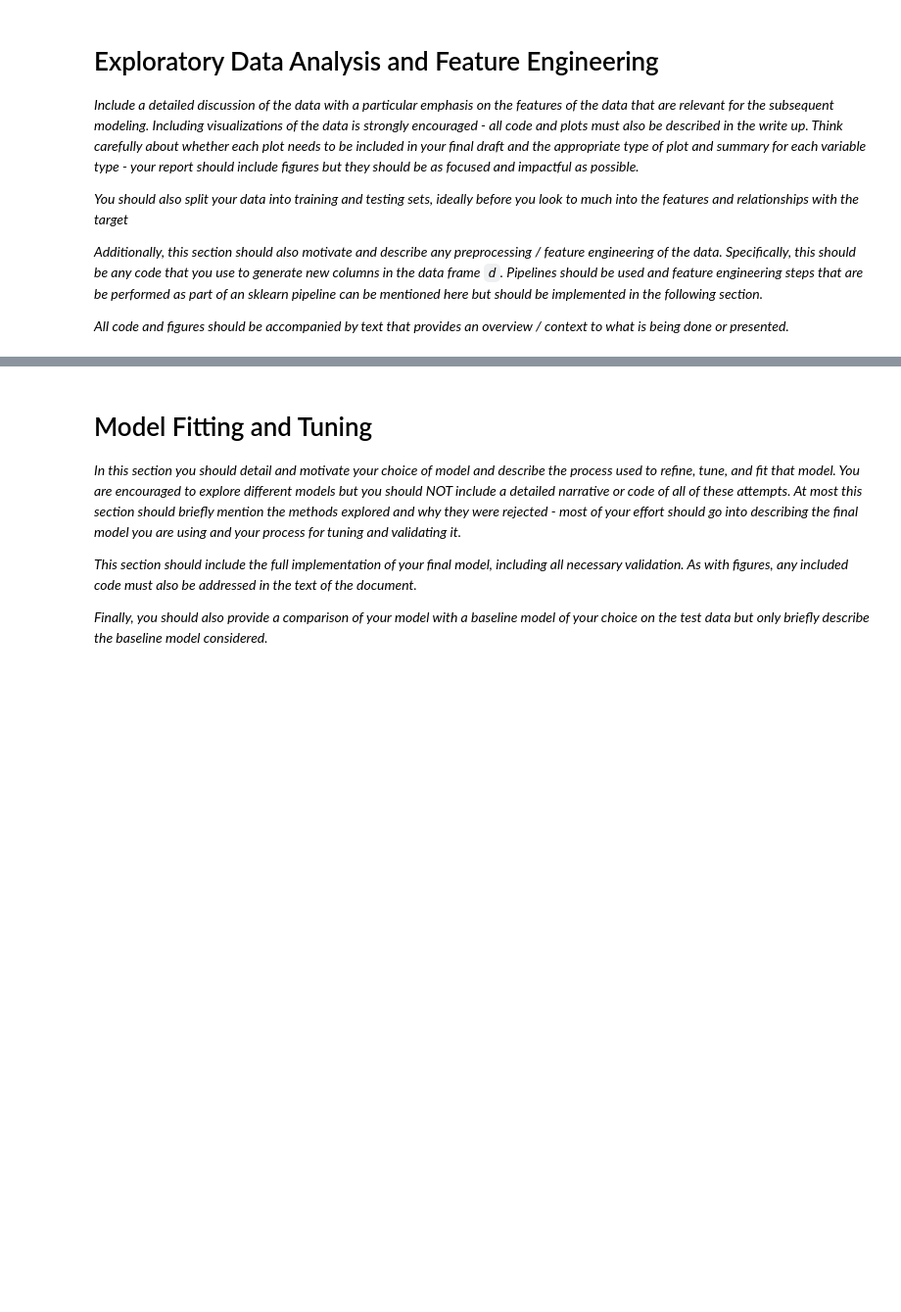
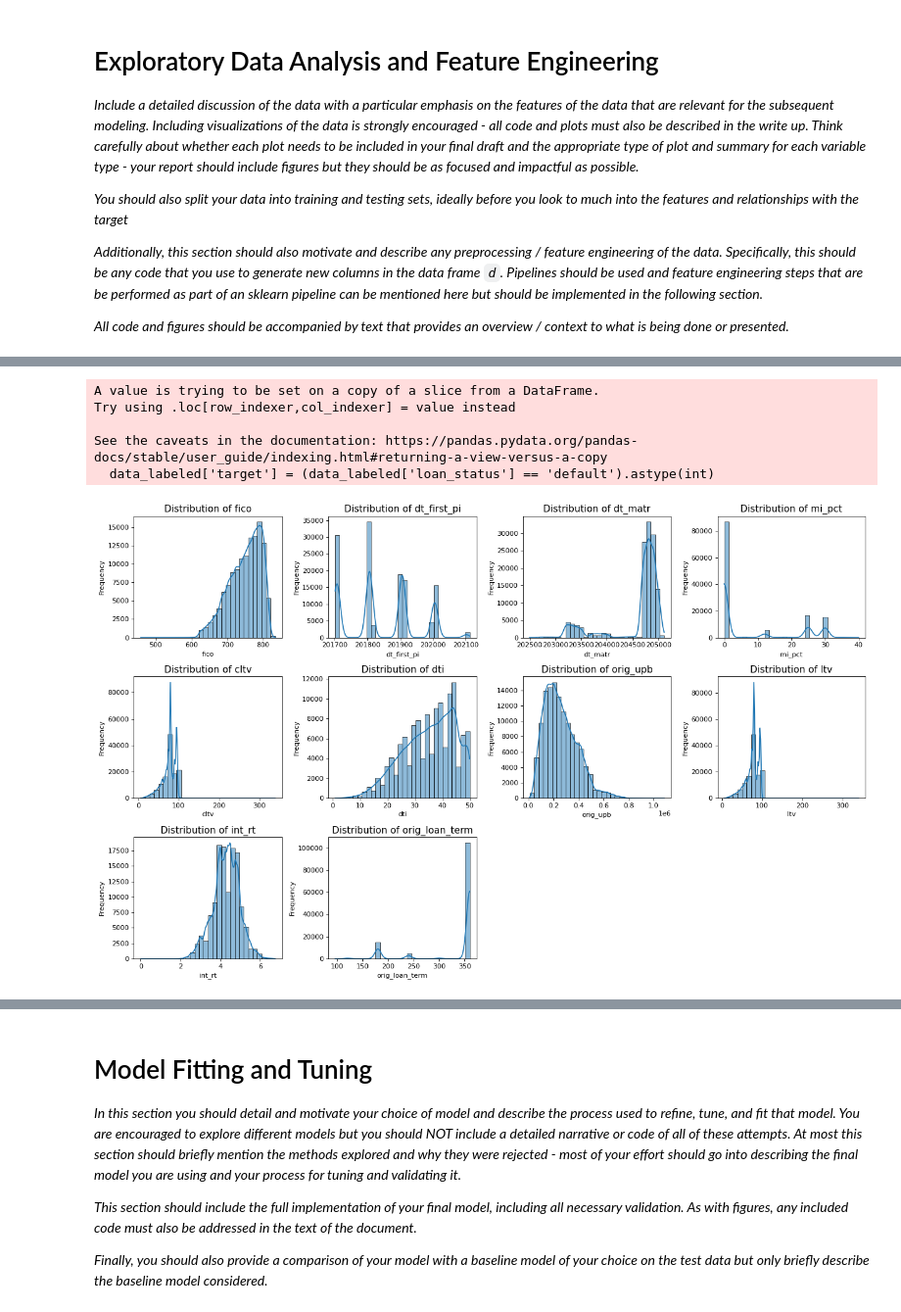
Before and after one commit to ormykingdown/MLP2, a Jupyter notebook: project2.ipynb, the cells around one changed output, grey strips where cells are left out. Shown: that part at 98% size. Cells and saved outputs as stored; diff of their text form; code cells hidden in the pictures; blank space fills up the shorter version.

```diff
--- a/project2.ipynb
+++ b/project2.ipynb
@@ -495,0 +268,61 @@ preprocessor, sklearn.__version__
+# %%
+# 根据填补规则填补数据，并且区分labeled
+
+# 3. mi_pct：删除空值所在行
+d = d[d['mi_pct'].notna()]
+
+# 4. cltv：删除空值所在行
+d = d[d['cltv'].notna()]
+
+# 6. ltv：删除空值所在行
+d = d[d['ltv'].notna()]
+
+# 7. flag_sc：空值设为 'N'（表示否）
+d['flag_sc'] = d['flag_sc'].fillna('N')
+
+# 9. program_ind：空值设为新类别 'missing'
+d['program_ind'] = d['program_ind'].fillna('missing')
+
+# 10. rr_ind：空值设为 'N'（表示否）
+d['rr_ind'] = d['rr_ind'].fillna('N')
+
+# 仅根据值是否为 NA 或 'Not Available' 转换为两类
+d['cd_msa'] = d['cd_msa'].apply(lambda x: 'Not Available' if pd.isna(x) or x == 'Not Available' else 'Available')
+
+data_labeled = d[d['loan_status'].isin(['default', 'prepaid'])]
+
+data_labeled['target'] = (data_labeled['loan_status'] == 'default').astype(int)
+
+# 3. 定义用于建模的特征变量（你之前分好的数值 + 类别变量）
+feature_columns = categorical_columns + numerical_columns
+# %% [output]
+A value is trying to be set on a copy of a slice from a DataFrame.
+Try using .loc[row_indexer,col_indexer] = value instead
+
+See the caveats in the documentation: https://pandas.pydata.org/pandas-docs/stable/user_guide/indexing.html#returning-a-view-versus-a-copy
+  data_labeled['target'] = (data_labeled['loan_status'] == 'default').astype(int)
+# %%
+# 创建一个并排的图像画布，调整画布尺寸填满空间
+# 计算行列数：最多 4 列，行数自动适配
+n_cols = 4
+n_rows = math.ceil(len(numerical_columns) / n_cols)
+
+# 创建子图画布
+fig, axes = plt.subplots(n_rows, n_cols,figsize=(16,10))
+axes = axes.flatten()
+
+# 绘图
+for i, col in enumerate(numerical_columns):
+    sns.histplot(data_labeled[col], bins=30, kde=True, ax=axes[i])
+    axes[i].set_title(f'Distribution of {col}', fontsize=14)
+    axes[i].set_xlabel(col)
+    axes[i].set_ylabel('Frequency')
+
+# 去掉多余子图
+for j in range(i + 1, len(axes)):
+    fig.delaxes(axes[j])
+
+plt.tight_layout()
+plt.show()
+# %% [output]
+[figure, added]
```
Also changed, not shown: parts of 22 cells of this notebook.
